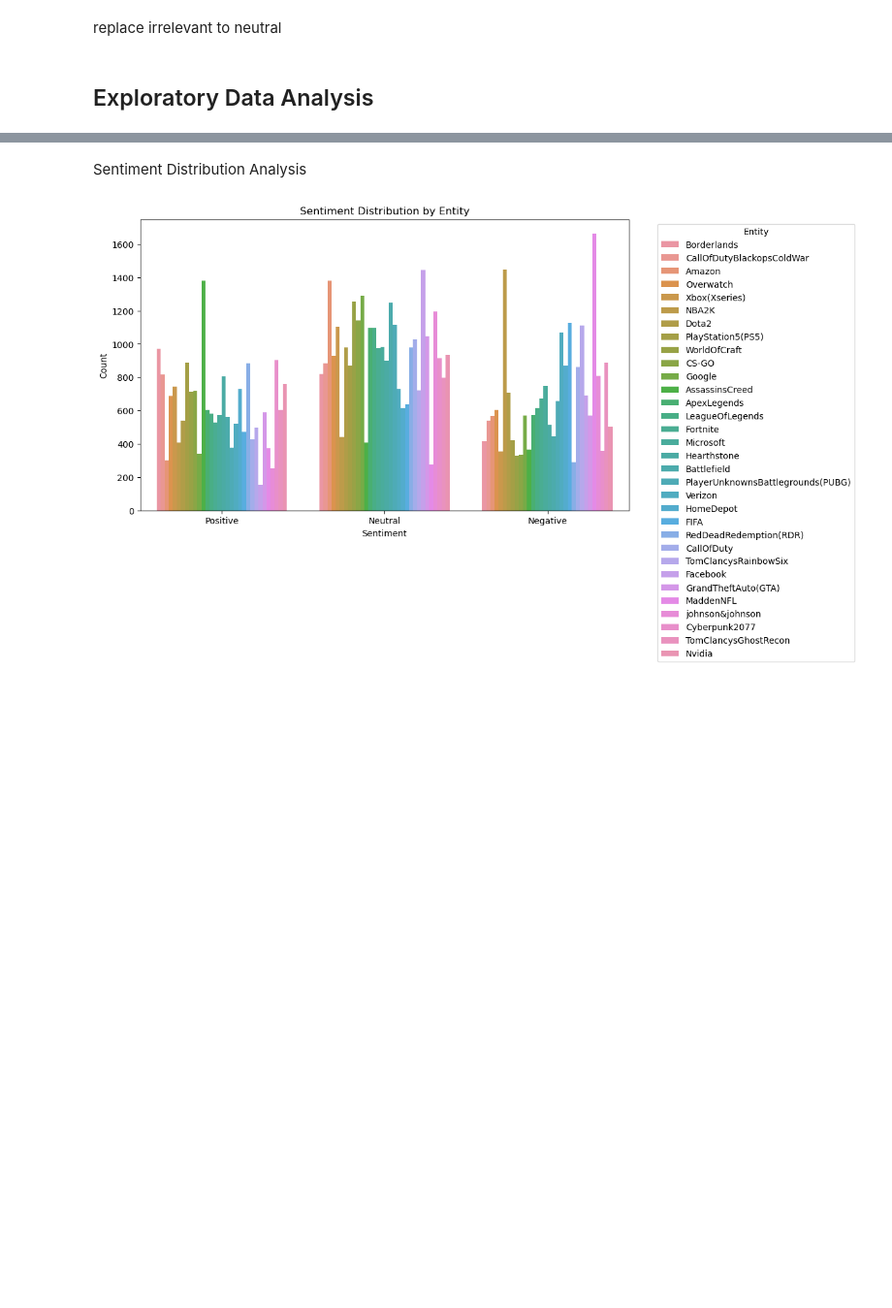
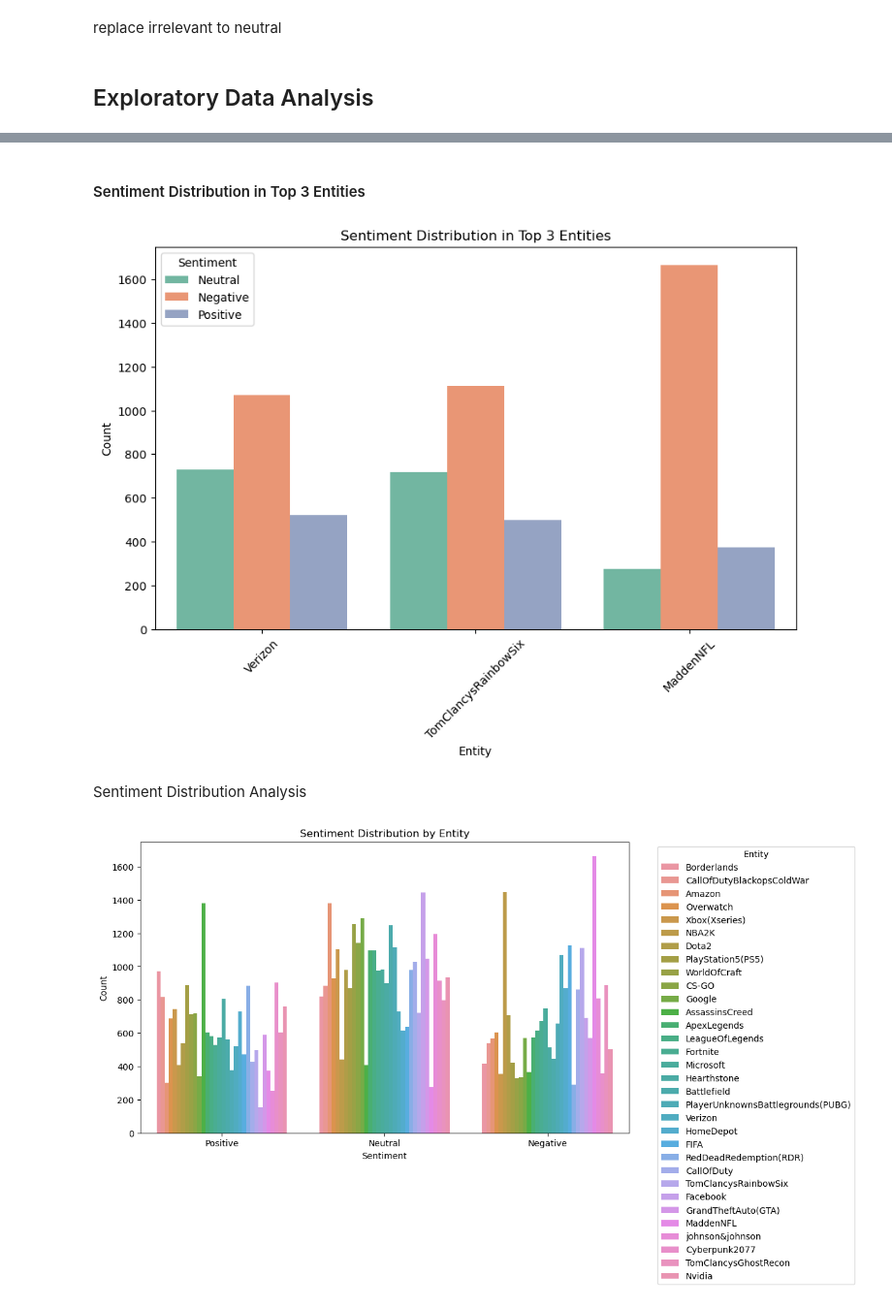
Before and after one commit to marwa9975/Twitter_Sentiment_Analysis_for_Brand-Perception, a Jupyter notebook: notebook.ipynb, the cells around one changed output, grey strips where cells are left out. Shown: that part at 97% size. Drawn from its saved outputs; the diff is of its cells as text; code cells hidden in the pictures; blank space fills up the shorter version.

```diff
--- a/notebook.ipynb
+++ b/notebook.ipynb
@@ -125,3 +166,29 @@ plt.show()
+# %% [markdown]
+#### Sentiment Distribution in Top 3 Entities
+# %%
+# Calculate the distribution of entities
+entity_distribution = df['Entity'].value_counts()
+
+# Select the top 3 entities
+top_3_entities = entity_distribution.head(3).index
+
+# Filter the DataFrame to include only the top 3 entities
+df_top_3 = df[df['Entity'].isin(top_3_entities)]
+
+# Create a grouped bar chart for sentiment distribution
+plt.figure(figsize=(10, 6))
+sns.countplot(data=df_top_3, x='Entity', hue='Sentiment', palette='Set2')
+plt.title('Sentiment Distribution in Top 3 Entities')
+plt.xlabel('Entity')
+plt.ylabel('Count')
+
+# Rotate the x-axis labels for better readability
+plt.xticks(rotation=45)
+
+# Show the grouped bar chart
+plt.show()
+# %% [output]
+[figure, added]
 # %% [markdown]
 Sentiment Distribution Analysis
 # %%
```
Also changed, not shown: parts of 21 cells of this notebook.
